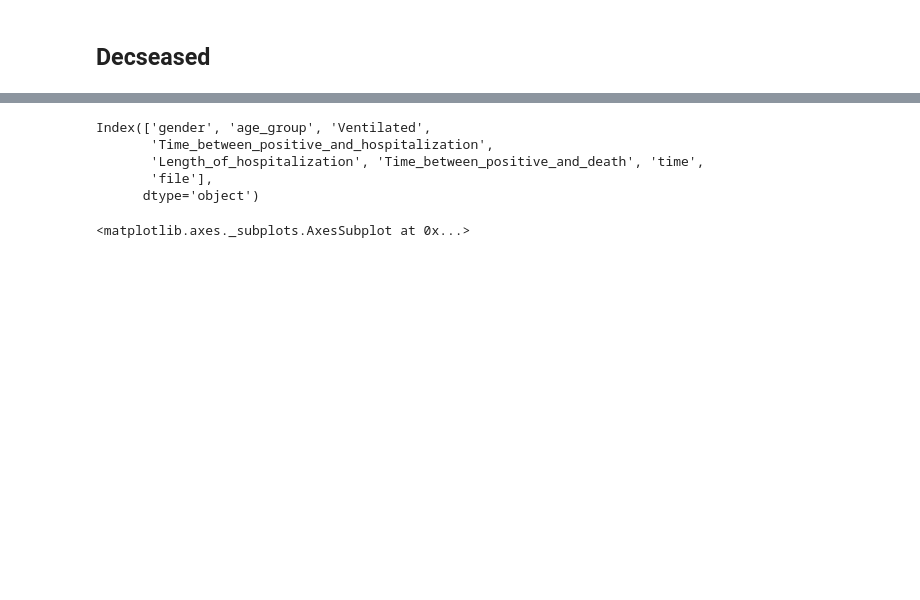
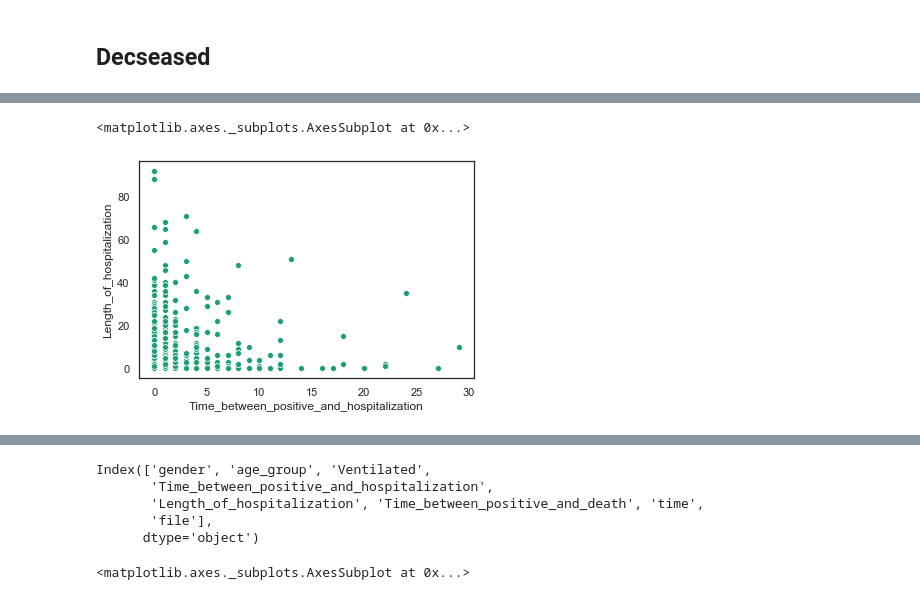
Before and after one commit to cjer/covid, a Jupyter notebook: israel_covid.ipynb, the cells around one changed output, grey strips where cells are left out. Cells and saved outputs as stored; diff of their text form; code cells hidden in the pictures; blank space fills up the shorter version.

```diff
--- a/israel_covid.ipynb
+++ b/israel_covid.ipynb
@@ -575,0 +634,5 @@ pd.concat([(bdi[bdi.lab_id!=21].groupby(['test_date', 'corona_result']).size().u
+# %%
+sns.scatterplot(data=last_dec[last_dec.Time_between_positive_and_hospitalization>=0], x='Time_between_positive_and_hospitalization', y='Length_of_hospitalization')
+# %% [output]
+<matplotlib.axes._subplots.AxesSubplot at 0x...>
+[figure, added]
```
Also changed, not shown: parts of 49 cells of this notebook, 9 other files.
